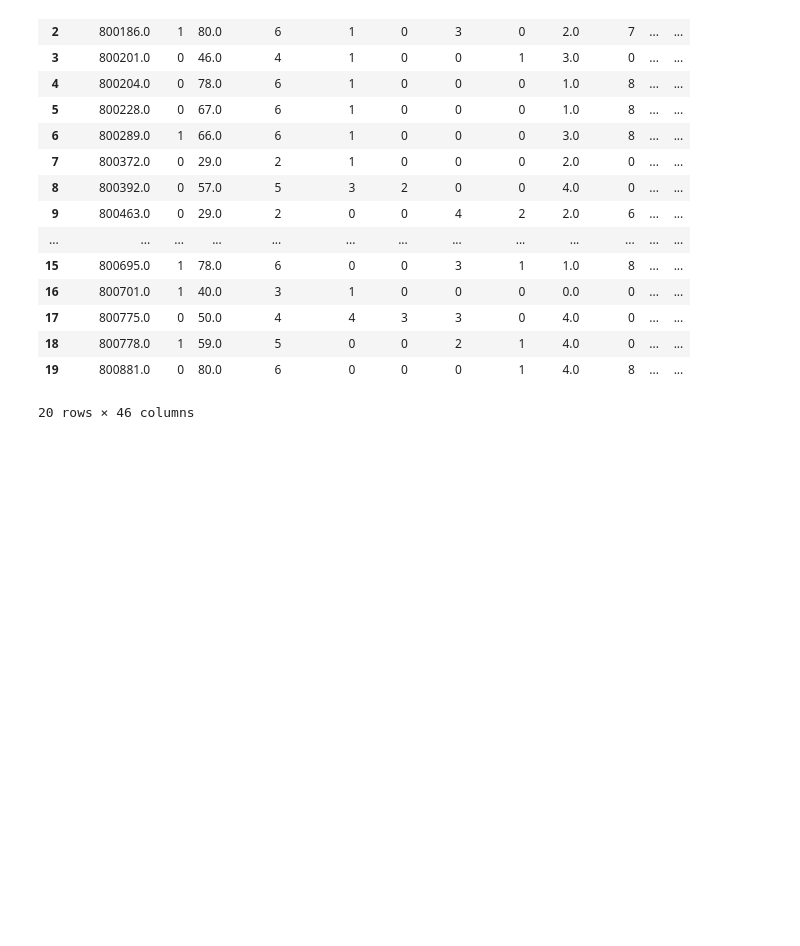
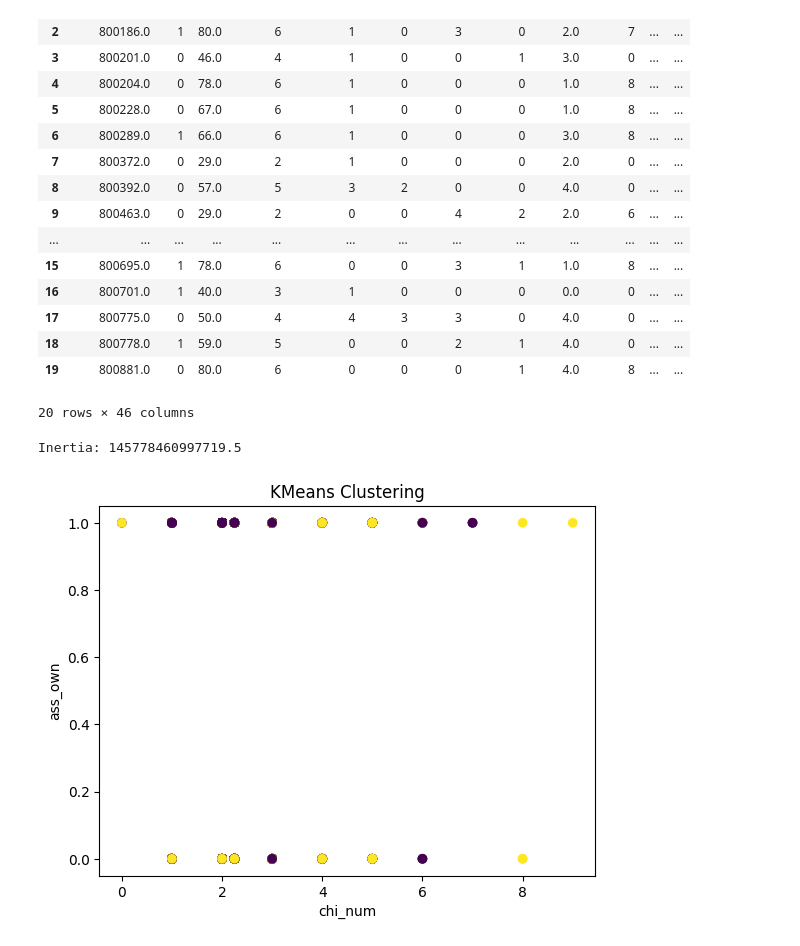
Before and after one commit to martynapiskorz/carn-t, a Jupyter notebook: LISS By wave/Y 20/merged_20.ipynb, the cells around one changed output. Drawn from its saved outputs; the diff is of its cells as text; code cells hidden in the pictures; blank space fills up the shorter version.

```diff
--- a/LISS By wave/Y 20/merged_20.ipynb
+++ b/LISS By wave/Y 20/merged_20.ipynb
@@ -433,3 +433,48 @@ merged_20.head(20)
 | 18 | 800778.0 | 1 | 59.0 | 5 | 0 | 0 | 2 | 1 | 4.0 | 0 | ... | ... |
 | 19 | 800881.0 | 0 | 80.0 | 6 | 0 | 0 | 0 | 1 | 4.0 | 8 | ... | ... |
 20 rows × 46 columns
+# %%
+from sklearn.impute import SimpleImputer
+from sklearn.cluster import KMeans
+import pandas as pd
+
+# Replace NaN values with the mean of each column
+imputer = SimpleImputer(strategy='mean')
+merged_20_imputed = pd.DataFrame(imputer.fit_transform(merged_20), columns=merged_20.columns)
+
+# KMeans clustering on the entire DataFrame
+n_clusters = 5
+kmeans = KMeans(n_clusters=n_clusters, random_state=42)
+labels = kmeans.fit_predict(merged_20_imputed)
+
+# Check inertia (Sum of squared distances of samples to their closest cluster center)
+inertia = kmeans.inertia_
+print(f"Inertia: {inertia}")
+# %% [output]
+Inertia: 145778460997719.5
+# %%
+from sklearn.impute import SimpleImputer
+from sklearn.cluster import KMeans
+import matplotlib.pyplot as plt
+
+# Replace NaN values with the mean of each column
+imputer = SimpleImputer(strategy='mean')
+merged_20_imputed = pd.DataFrame(imputer.fit_transform(merged_20), columns=merged_20.columns)
+
+# KMeans clustering
+n_clusters = 2
+kmeans = KMeans(n_clusters=n_clusters, random_state=42)
+labels = kmeans.fit_predict(merged_20_imputed)
+
+# Choose two columns for visualization (you can change these)
+column_x = merged_20_imputed.columns[16]
+column_y = merged_20_imputed.columns[42]
+
+# Visualize two dimensions with clustering labels
+plt.scatter(merged_20_imputed[column_x], merged_20_imputed[column_y], c=labels, cmap='viridis')
+plt.xlabel(column_x)
+plt.ylabel(column_y)
+plt.title('KMeans Clustering')
+plt.show()
+# %% [output]
+[figure, added]
```
Also changed, not shown: parts of 1 cell of this notebook.
